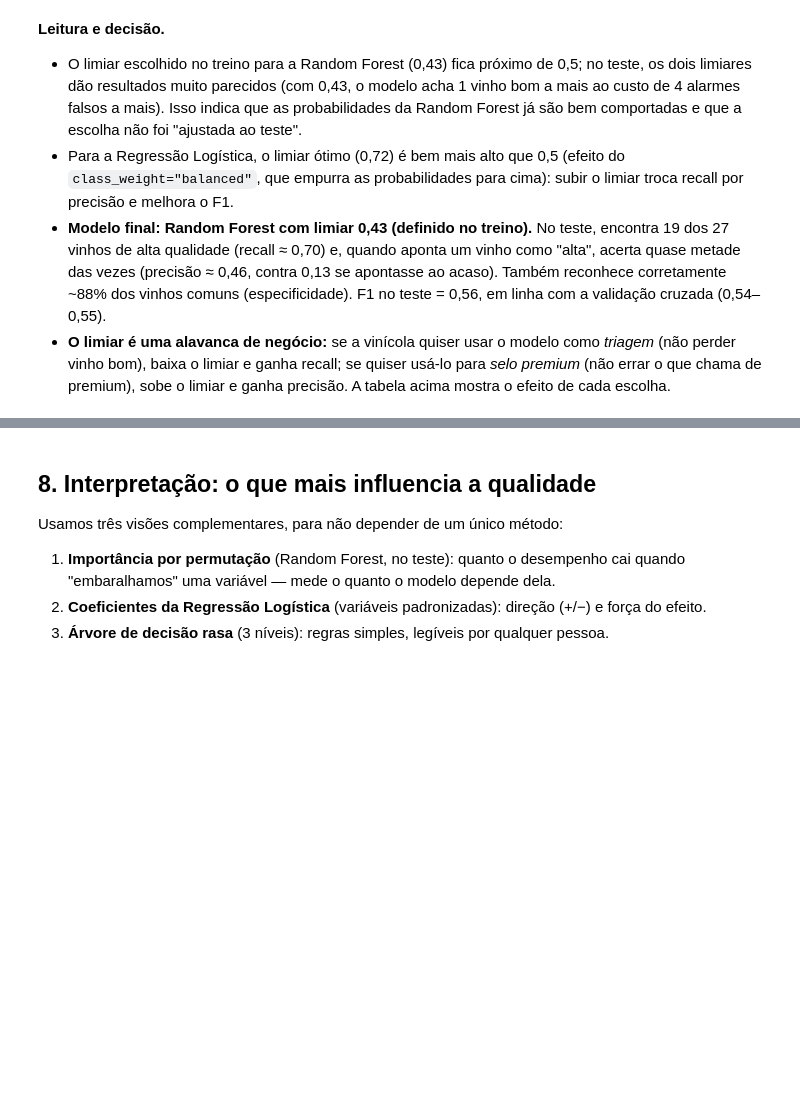
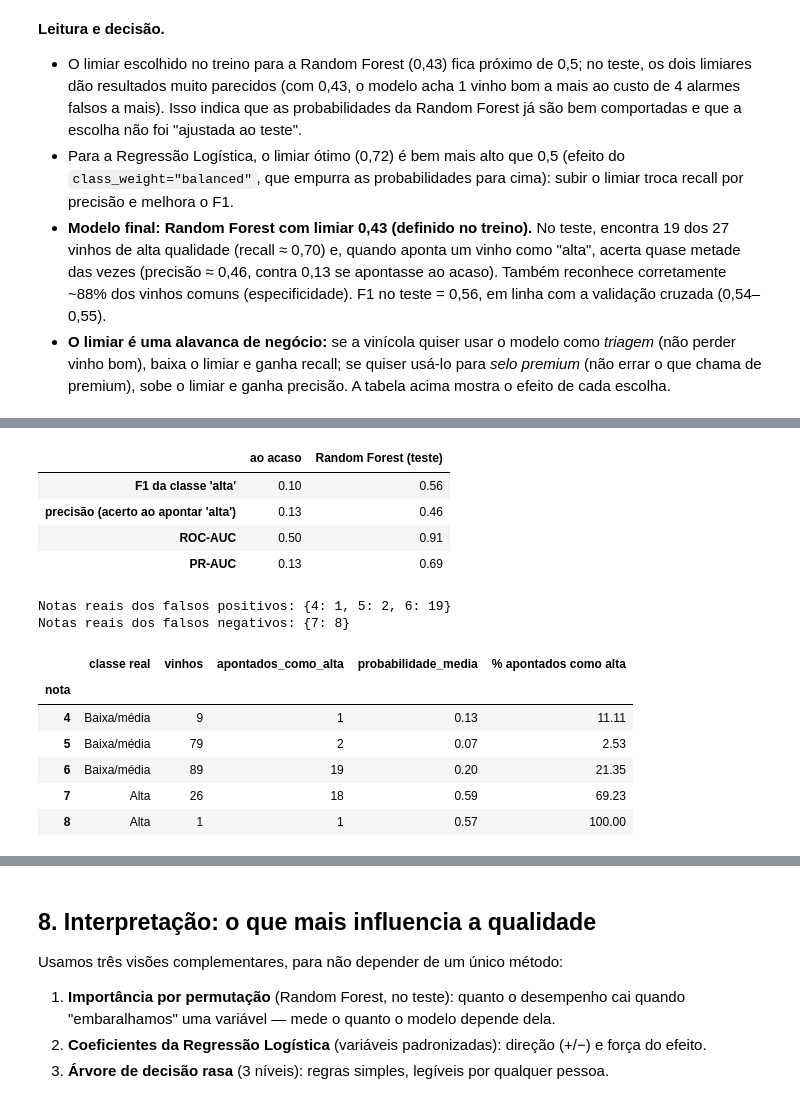
Before and after one commit to igorsycko/postech15dtat-tech-challenge-2-wine, a Jupyter notebook: notebooks/02_modelagem.ipynb, the cells around one changed output, grey strips where cells are left out. Drawn from its saved outputs; the diff is of its cells as text; code cells hidden in the pictures; blank space fills up the shorter version.

```diff
--- a/notebooks/02_modelagem.ipynb
+++ b/notebooks/02_modelagem.ipynb
@@ -478,0 +486,35 @@ weighted avg      0.886     0.853     0.865       204
+# %%
+# Referências justas: o modelo final contra o acaso
+m_final = classification_metrics(y_test, probas_teste["rf"], limiares["rf"]["limiar"])
+referencia = pd.DataFrame({
+    "ao acaso": [0.10, y_test.mean(), 0.50, y_test.mean()],
+    "Random Forest (teste)": [m_final["f1"], m_final["precision"], m_final["roc_auc"], m_final["pr_auc"]],
+}, index=["F1 da classe 'alta'", "precisão (acerto ao apontar 'alta')", "ROC-AUC", "PR-AUC"])
+display(referencia.round(2))
+
+# Nota real de cada vinho do teste x decisão do modelo final
+q_teste = df.loc[X_test.index, "quality"]
+analise = pd.DataFrame({"nota": q_teste, "real": y_test, "previsto": rf_pred, "probabilidade": probas_teste["rf"]})
+print("Notas reais dos falsos positivos:", analise.query("previsto == 1 and real == 0")["nota"].value_counts().sort_index().to_dict())
+print("Notas reais dos falsos negativos:", analise.query("previsto == 0 and real == 1")["nota"].value_counts().sort_index().to_dict())
+
+por_nota = analise.groupby("nota").agg(vinhos=("previsto", "size"), apontados_como_alta=("previsto", "sum"),
+                                       probabilidade_media=("probabilidade", "mean"))
+por_nota["% apontados como alta"] = 100 * por_nota["apontados_como_alta"] / por_nota["vinhos"]
+por_nota.insert(0, "classe real", np.where(por_nota.index >= 7, "Alta", "Baixa/média"))
+por_nota.round(2)
+# %% [output]
+|  | ao acaso | Random Forest (teste) |
+| F1 da classe 'alta' | 0.10 | 0.56 |
+| precisão (acerto ao apontar 'alta') | 0.13 | 0.46 |
+| ROC-AUC | 0.50 | 0.91 |
+| PR-AUC | 0.13 | 0.69 |
+Notas reais dos falsos positivos: {4: 1, 5: 2, 6: 19}
+Notas reais dos falsos negativos: {7: 8}
+|  | classe real | vinhos | apontados_como_alta | probabilidade_media | % apontados como alta |
+| nota |  |  |  |  |  |
+| 4 | Baixa/média | 9 | 1 | 0.13 | 11.11 |
+| 5 | Baixa/média | 79 | 2 | 0.07 | 2.53 |
+| 6 | Baixa/média | 89 | 19 | 0.20 | 21.35 |
+| 7 | Alta | 26 | 18 | 0.59 | 69.23 |
+| 8 | Alta | 1 | 1 | 0.57 | 100.00 |
```
Also changed, not shown: parts of 5 cells of this notebook, 10 other files.
